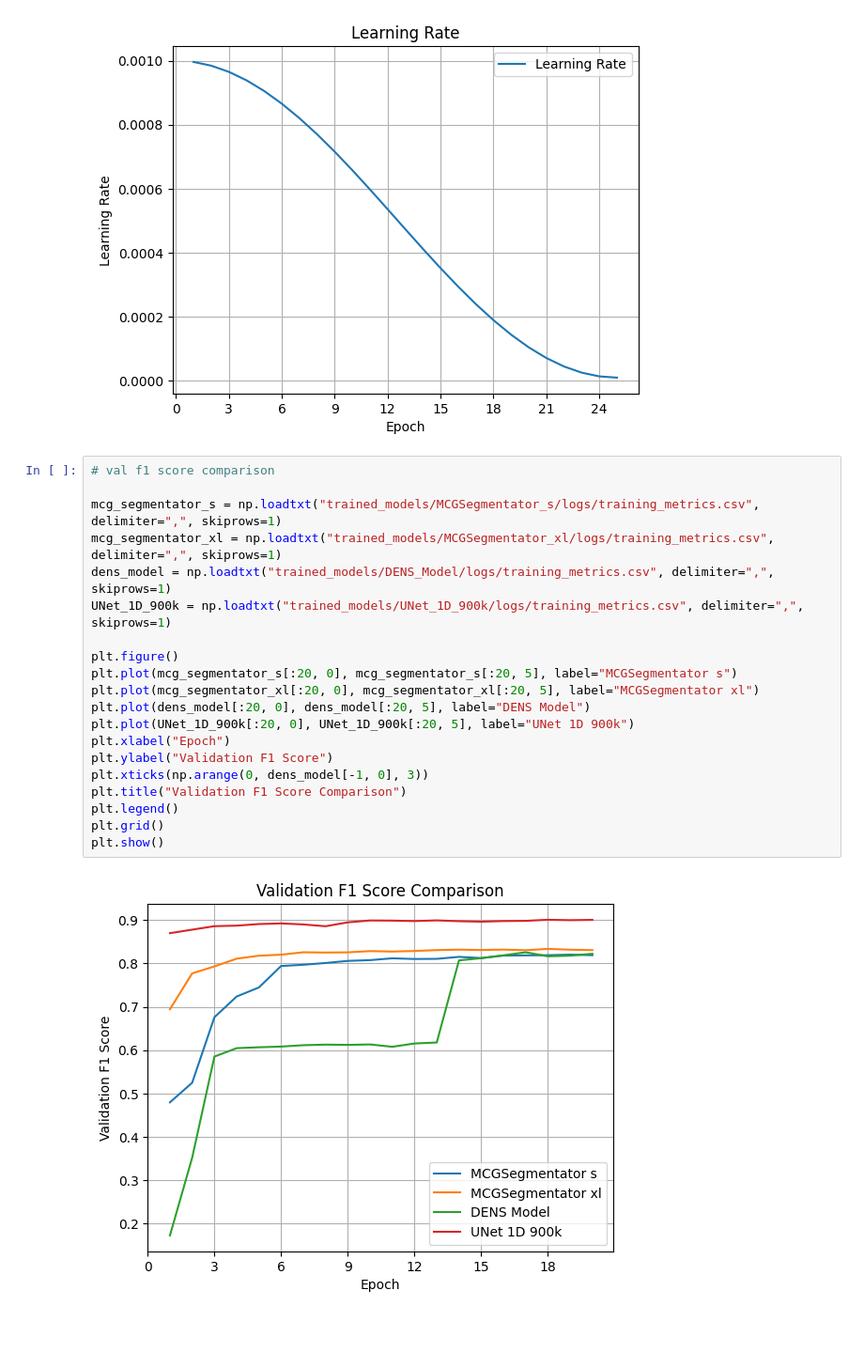
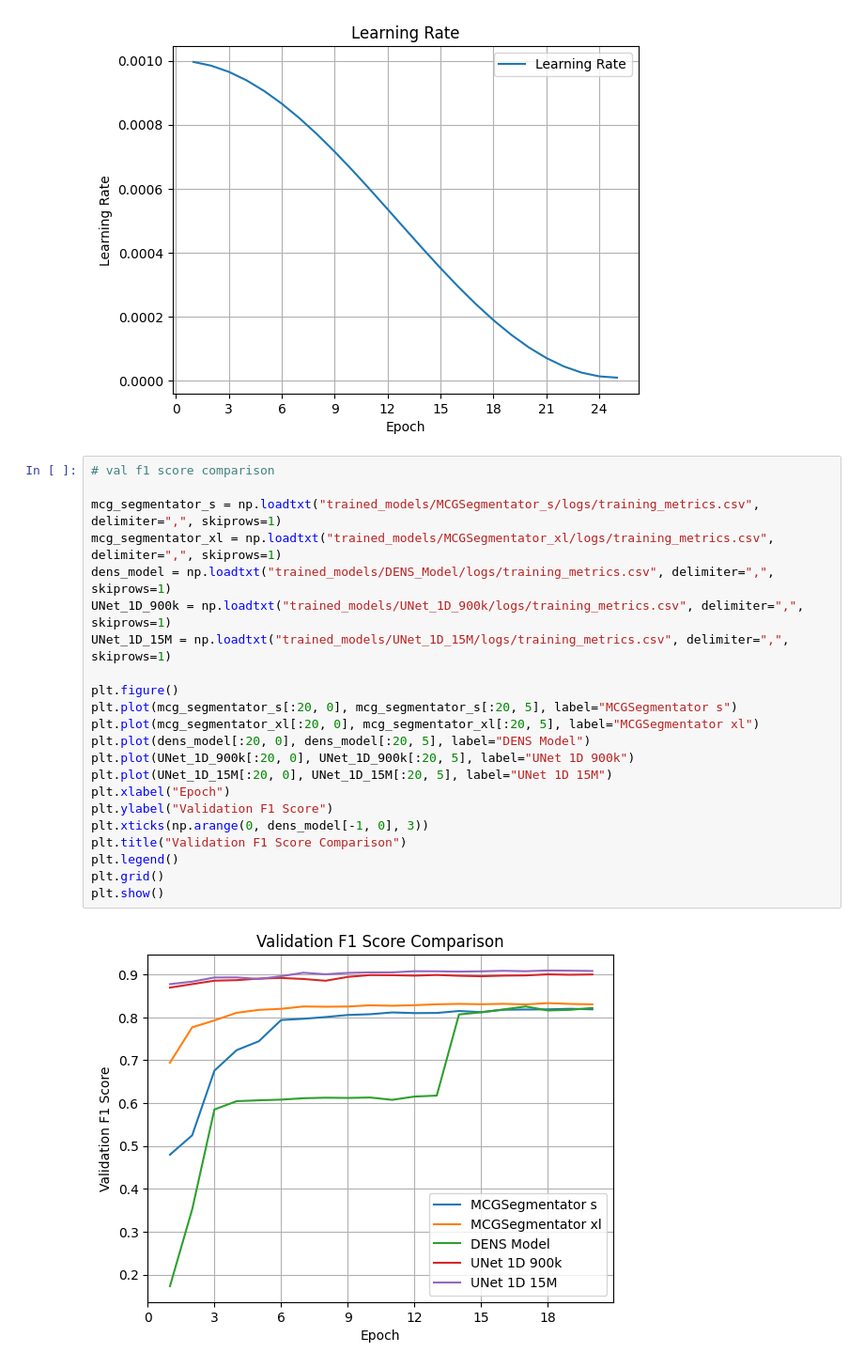
Before and after one commit to Drizzr/MCG_segmentation, a Jupyter notebook: create_plots.ipynb, the cells around one changed output. Shown at 94% size. Drawn from its saved outputs; the diff is of its cells as text; blank space fills up the shorter version.

```diff
--- a/create_plots.ipynb
+++ b/create_plots.ipynb
@@ -48,22 +48,24 @@ plt.show()
 # %%
 # val f1 score comparison
 
 mcg_segmentator_s = np.loadtxt("trained_models/MCGSegmentator_s/logs/training_metrics.csv", delimiter=",", skiprows=1)
 mcg_segmentator_xl = np.loadtxt("trained_models/MCGSegmentator_xl/logs/training_metrics.csv", delimiter=",", skiprows=1)
 dens_model = np.loadtxt("trained_models/DENS_Model/logs/training_metrics.csv", delimiter=",", skiprows=1)
 UNet_1D_900k = np.loadtxt("trained_models/UNet_1D_900k/logs/training_metrics.csv", delimiter=",", skiprows=1)
+UNet_1D_15M = np.loadtxt("trained_models/UNet_1D_15M/logs/training_metrics.csv", delimiter=",", skiprows=1)
 
 plt.figure()
 plt.plot(mcg_segmentator_s[:20, 0], mcg_segmentator_s[:20, 5], label="MCGSegmentator s")
 plt.plot(mcg_segmentator_xl[:20, 0], mcg_segmentator_xl[:20, 5], label="MCGSegmentator xl")
 plt.plot(dens_model[:20, 0], dens_model[:20, 5], label="DENS Model")
 plt.plot(UNet_1D_900k[:20, 0], UNet_1D_900k[:20, 5], label="UNet 1D 900k")
+plt.plot(UNet_1D_15M[:20, 0], UNet_1D_15M[:20, 5], label="UNet 1D 15M")
 plt.xlabel("Epoch")
 plt.ylabel("Validation F1 Score")
 plt.xticks(np.arange(0, dens_model[-1, 0], 3))
 plt.title("Validation F1 Score Comparison")
 plt.legend()
 plt.grid()
 plt.show()
 # %% [output]
-[figure, old version]
+[figure, new version]
```
Also changed, not shown: parts of 3 cells of this notebook, 3 other files.
